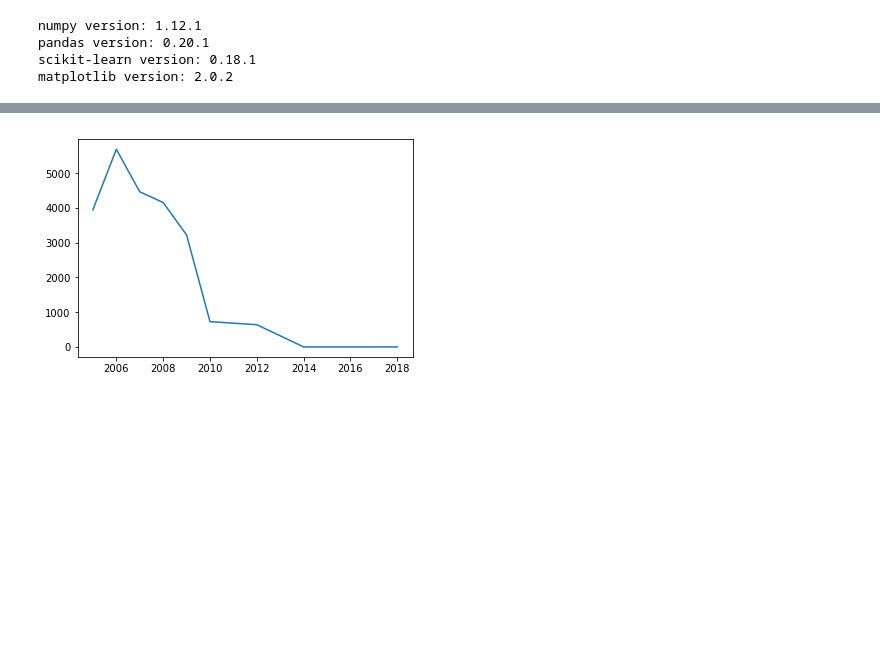
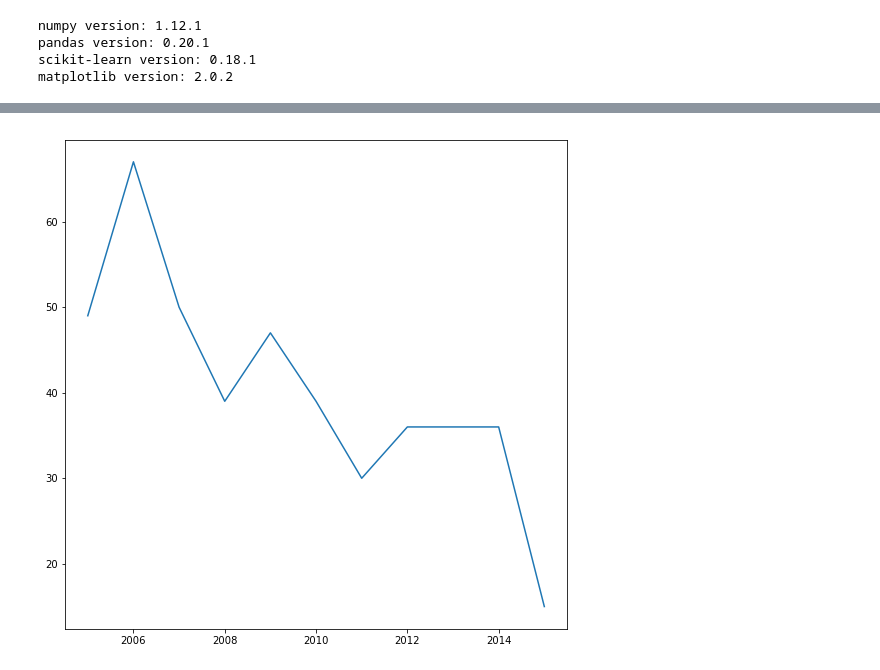
Before and after one commit to MKet/ADS3_Project, a Jupyter notebook: Untitled.ipynb, the cells around one changed output, grey strips where cells are left out. Saved outputs shown, nothing was run; the diff lists cells and outputs as text; code cells hidden in the pictures; blank space fills up the shorter version.

```diff
--- a/Untitled.ipynb
+++ b/Untitled.ipynb
@@ -63,17 +62,25 @@ plt.show()
-# %%
-ext = interpolate.interp1d(years, plotdata, fill_value = "extrapolate")
-
-z = np.polyfit(years, plotdata, 1)
-ext = np.poly1d(z)
-yearsextra = years.copy()
-extrapolated = plotdata.copy()
-extradata = [ext(2012), ext(2014), ext(2016), ext(2017), ext(2018)]
-for index in range(len(extradata)):
-    if (extradata[index] < 0):
-        extradata[index] = 0
-extrapolated =extrapolated.append(pd.Series(extradata), ignore_index=True)
-yearsextra = yearsextra.append(pd.Series([2012, 2014, 2016, 2017, 2018]), ignore_index=True)
-plt.plot(yearsextra, extrapolated)
-plt.show()
-# %% [output]
-[figure, removed]
+# %%
+plotdata = testdata["POLY_INFORCE_QTY"]
+years = testdata["STAT_PROFILE_DATE_YEAR"]
+
+plt.figure(figsize=(9,9))
+plt.plot(years, plotdata)
+plt.show()
+
+from IPython.display import HTML
+
+# HTML('''<script>
+# code_show=true;
+# function code_toggle() {
+#  if (code_show){
+#  $('div.input').hide();
+#  } else {
+#  $('div.input').show();
+#  }
+#  code_show = !code_show
+# }
+# $( document ).ready(code_toggle);
+# </script>
+# <form action="javascript:code_toggle()"><input type="submit" value="Click here to toggle on/off the raw code."></form>''')
+# %% [output]
+[figure, added]
```
Also changed, not shown: parts of 7 cells of this notebook.
